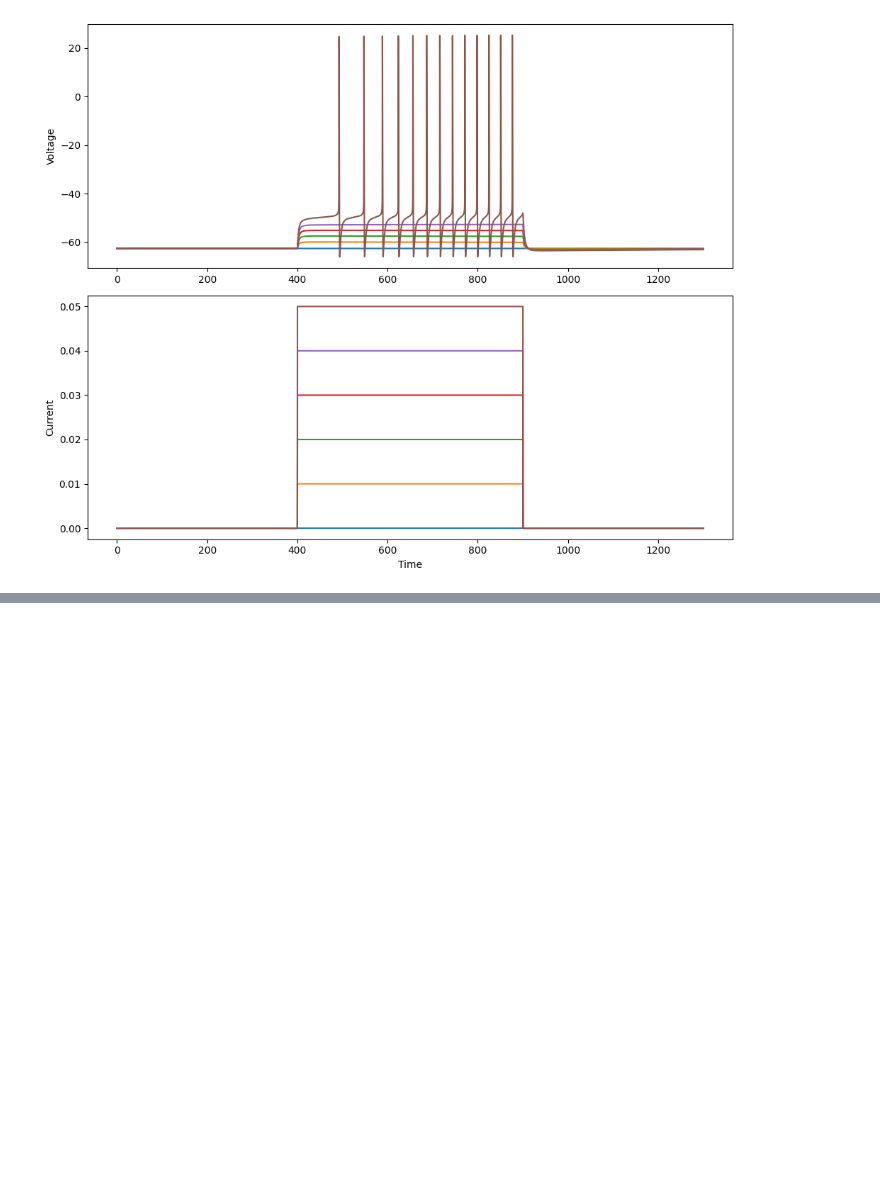
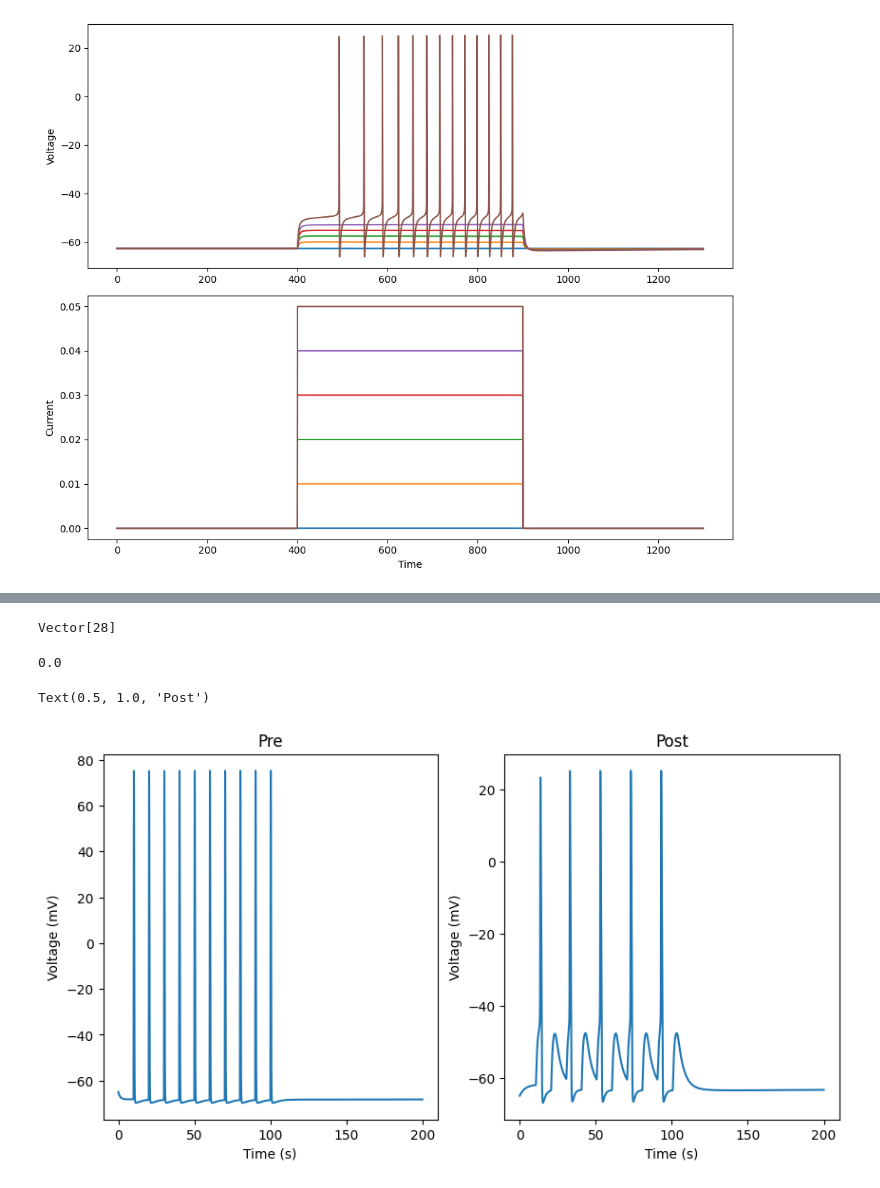
Before and after one commit to kedoxey/DCN_model, a Jupyter notebook: notebooks/cnmodel.ipynb, the cells around one changed output, grey strips where cells are left out. Drawn from its saved outputs; the diff is of its cells as text; code cells hidden in the pictures; blank space fills up the shorter version.

Commit message:
notebook for different configuration of cells in CNModel

```diff
--- a/notebooks/cnmodel.ipynb
+++ b/notebooks/cnmodel.ipynb
@@ -55,0 +54,3 @@ fig.tight_layout()
+# %%
+pre_cell = cnm.cells.SGC.create()
+post_cell = cnm.cells.Pyramidal.create()
@@ -55,0 +69,53 @@ fig.tight_layout()
+# %%
+istim = h.iStim(0.5, sec=pre_cell.soma)
+stim = {
+    'NP': 10,
+    'Sfreq': 100.0,
+    'delay': 10.0,
+    'dur': 0.5,
+    'amp': 10.0,
+    'PT': 0.0,
+    'dt': 0.025,
+}
+
+(secmd, maxt, tstims) = cnm.util.make_pulse(stim)
+
+istim.delay = 0
+istim.dur = 1e9
+istim.iMax = 0.0
+
+i_stim_ve = h.Vector(secmd)
+i_stim_ve.play(istim._ref_i, 0.025, 0)
+# %% [output]
+Vector[28]
+# %%
+h.tstop = 200
+h.celsius = 34
+h.dt = 0.025
+# %%
+v_pre = h.Vector().record(pre_cell.soma(0.5)._ref_v)
+v_post = h.Vector().record(post_cell.soma(0.5)._ref_v)
+t = h.Vector().record(h._ref_t)
+# i_vc = h.Vector().record(vclamp._ref_i)
+cnm.util.custom_init()
+h.run()
+# %% [output]
+0.0
+# %%
+%matplotlib inline
+
+fig, axs = plt.subplots(1,2,figsize=(10,5))
+axs.ravel()
+
+axs[0].plot(t, v_pre)
+axs[0].set_xlabel('Time (s)')
+axs[0].set_ylabel('Voltage (mV)')
+axs[0].set_title('Pre')
+
+axs[1].plot(t, v_post)
+axs[1].set_xlabel('Time (s)')
+axs[1].set_ylabel('Voltage (mV)')
+axs[1].set_title('Post')
+# %% [output]
+Text(0.5, 1.0, 'Post')
+[figure, added]
```
Also changed, not shown: parts of 23 cells of this notebook.
